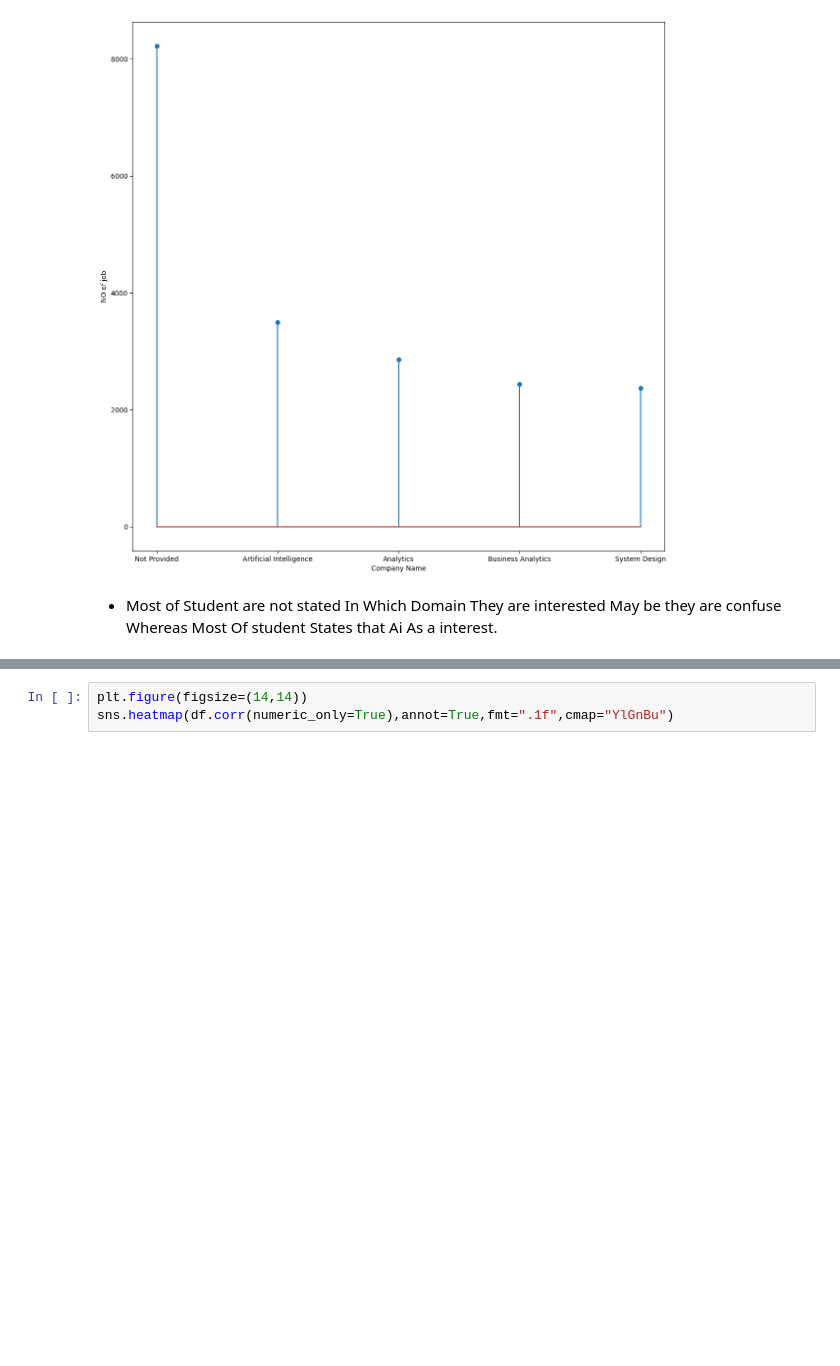
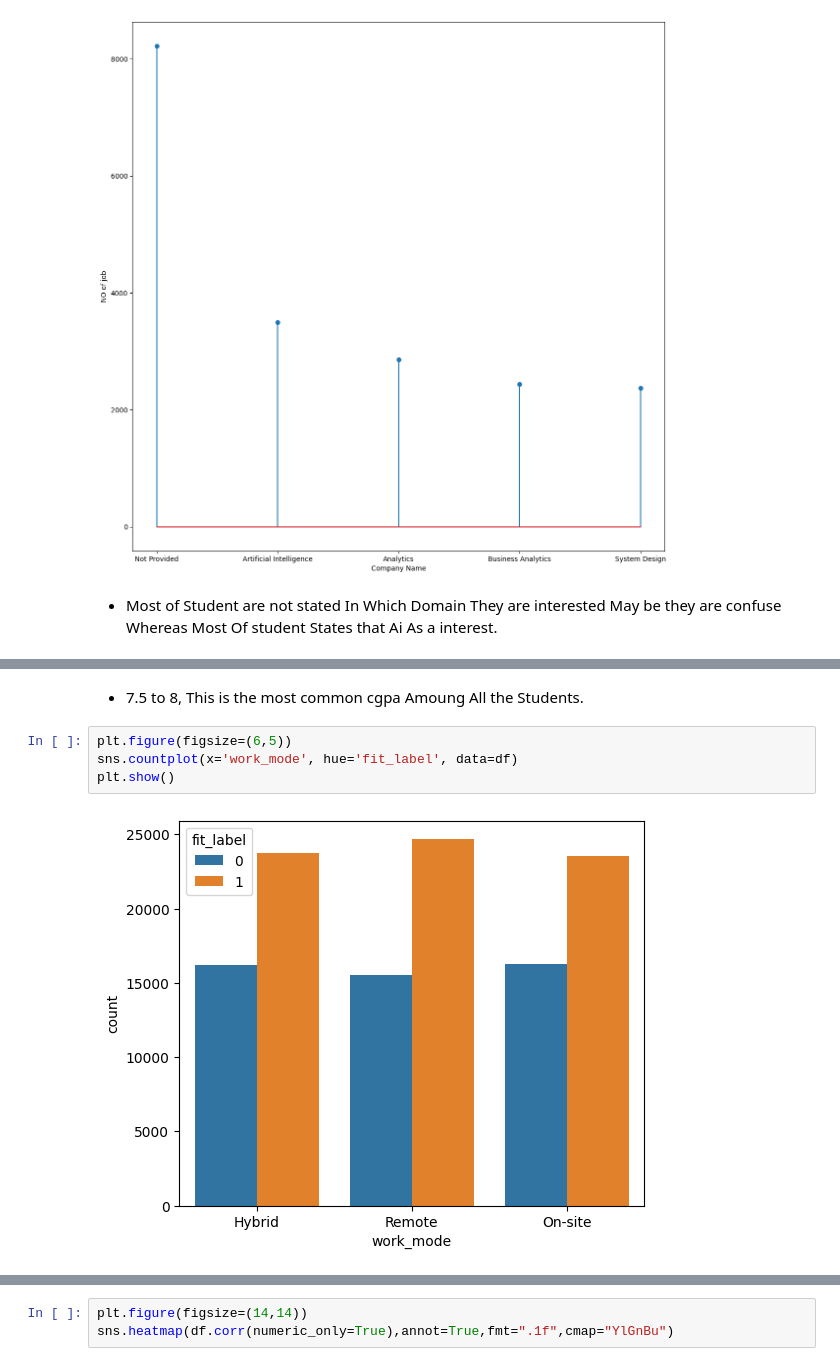
Before and after one commit to ashish-dev-hub/Vertex, a Jupyter notebook: EDA.ipynb, the cells around one changed output, grey strips where cells are left out. Saved outputs shown, nothing was run; the diff lists cells and outputs as text; blank space fills up the shorter version.

```diff
--- a/EDA.ipynb
+++ b/EDA.ipynb
@@ -708,0 +728,8 @@ Text(0, 0.5, 'NO of job')
+# %% [markdown]
+- 7.5 to 8, This is the most common cgpa Amoung All the Students.
+# %%
+plt.figure(figsize=(6,5))
+sns.countplot(x='work_mode', hue='fit_label', data=df)
+plt.show()
+# %% [output]
+[figure, added]
```
Also changed, not shown: parts of 16 cells of this notebook.
